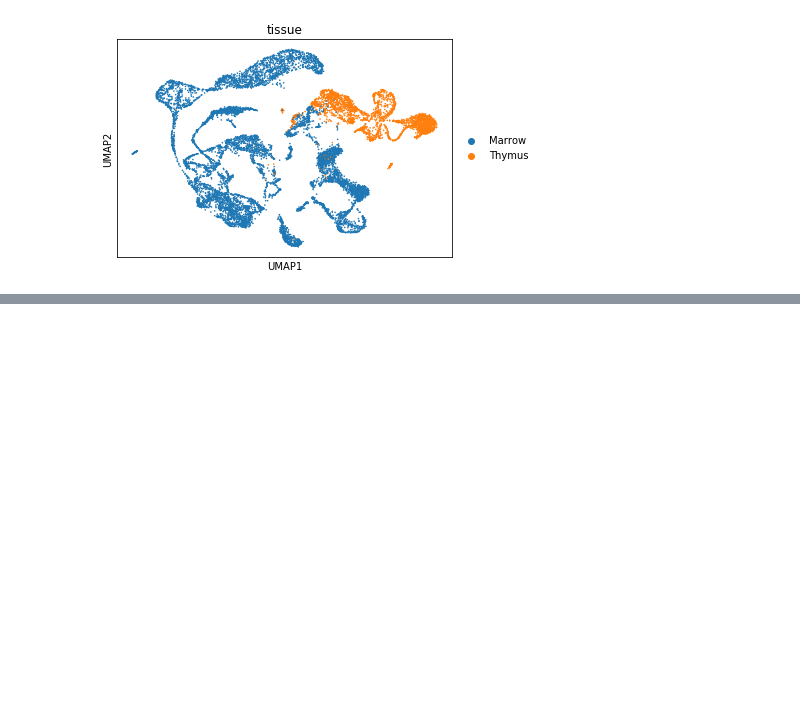
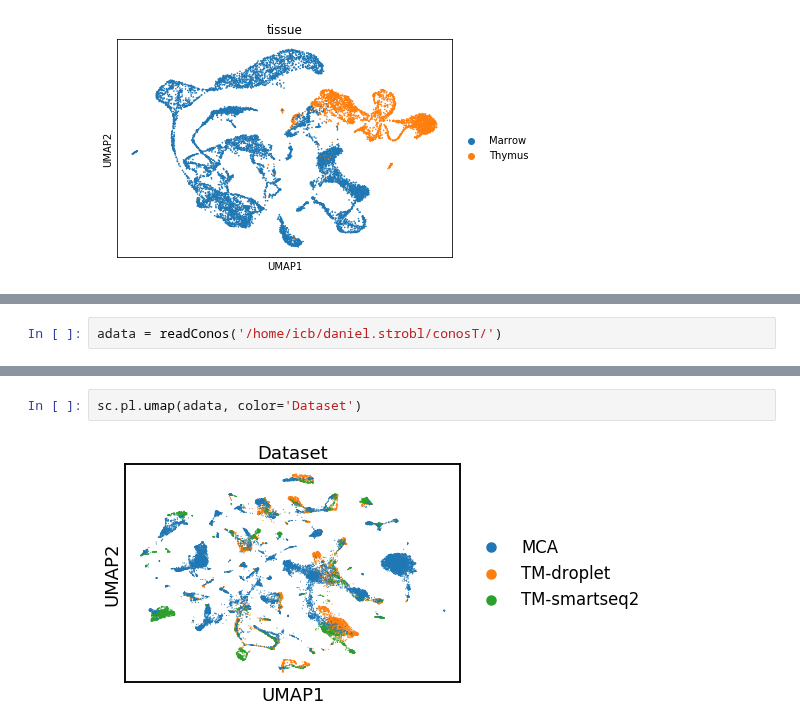
Before and after one commit to theislab/scib, a Jupyter notebook: notebooks/integration/conos.ipynb, the cells around one changed output, grey strips where cells are left out. Saved outputs shown, nothing was run; the diff lists cells and outputs as text; blank space fills up the shorter version.

```diff
--- a/notebooks/integration/conos.ipynb
+++ b/notebooks/integration/conos.ipynb
@@ -130,0 +183,2 @@ sc.pl.umap(integrated, color='tissue')
+# %%
+adata = readConos('/home/icb/daniel.strobl/conosT/')
@@ -130,0 +191,4 @@ sc.pl.umap(integrated, color='tissue')
+# %%
+sc.pl.umap(adata, color='Dataset')
+# %% [output]
+[figure, added]
```
Also changed, not shown: parts of 26 cells of this notebook, 1 other file.
